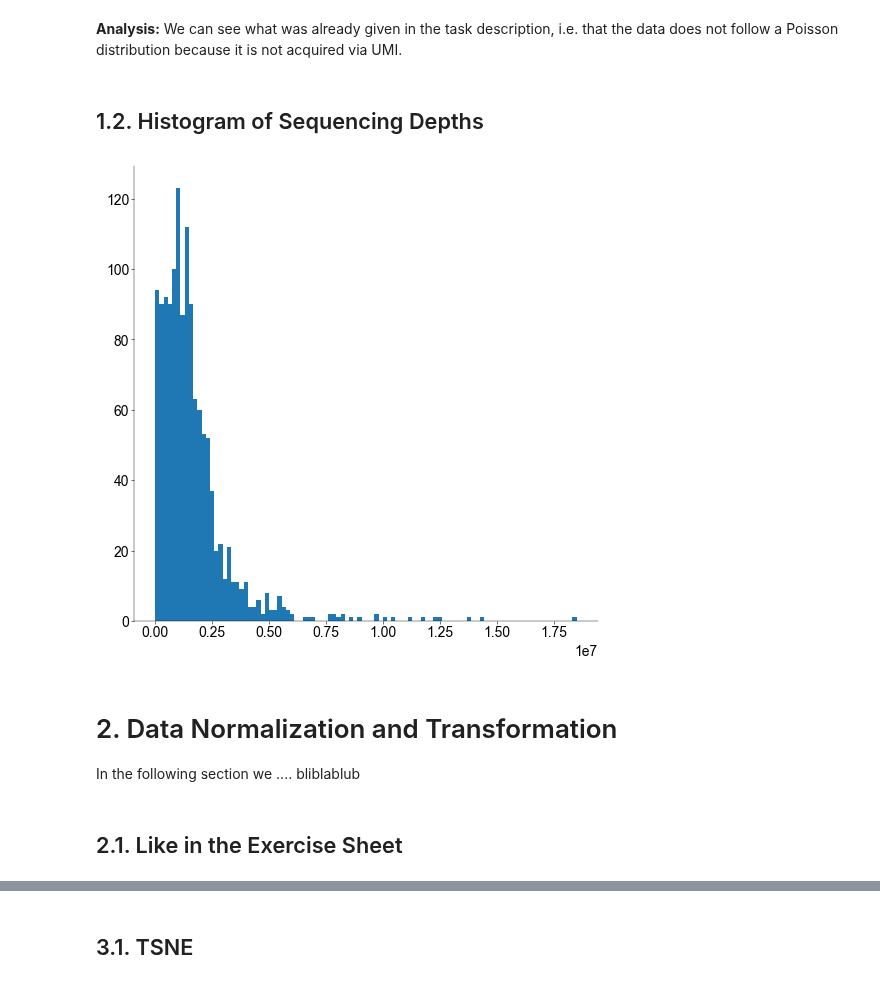
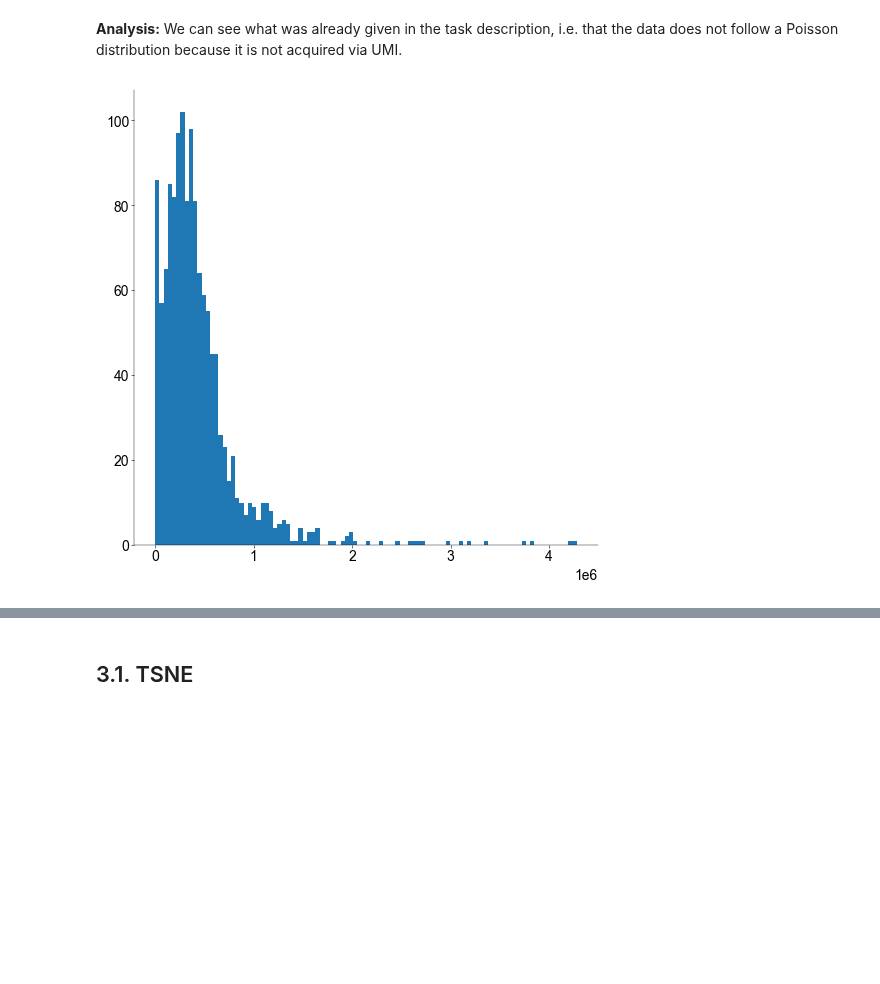
Before and after one commit to H-Kugler/neural-data-science, a Jupyter notebook: final_project/practical03_harri.ipynb, the cells around one changed output, grey strips where cells are left out. Cells and saved outputs as stored; diff of their text form; code cells hidden in the pictures; blank space fills up the shorter version.

```diff
--- a/final_project/practical03_harri.ipynb
+++ b/final_project/practical03_harri.ipynb
@@ -284,19 +302,20 @@ cmin = 32
 n_cells = np.sum(exonCounts >= cmin, axis=0)
 exclude = n_cells < 10
 
-variable_exonCounts = exonCounts[:, ~exclude]
-genes = genes[~exclude]
+exonCounts_filtered = exonCounts[:, ~exclude]
+genes_filtered = genes[~exclude]
+exonLengths_filtered = exonLengths[~exclude]
 
 variable_exonLengths = exonLengths[~exclude]
 
 # Calculate Mean Log Non-Zero Expression and Dropout Rate for Each Gene
 # dropout rate
-d_g = np.mean(variable_exonCounts <= cmin, axis=0)
+d_g = np.mean(exonCounts_filtered <= cmin, axis=0)
 
 # mean log non-zero expression
 # write ones for every value that is less than or equal to cmin (log(1) = 0)
-variable_exonCounts[variable_exonCounts <= cmin] = 1
-variable_exonCount_log = np.log2(variable_exonCounts)
+exonCounts_filtered[exonCounts_filtered <= cmin] = 1
+variable_exonCount_log = np.log2(exonCounts_filtered)
 m_g = np.array(
     [
         np.mean(
@@ -309,5 +328,5 @@ m_g.shape, d_g.shape
 # %% [output]
 ((18210,), (18210,))
 # %%
-def func(mu, b):
+def boundary(mu, b):
     return np.exp(-1.5 * (mu - b)) + 0.02
@@ -333,18 +340,15 @@ def binary_search(mu, num_genes):
     alpha_max = 500
     alpha = (alpha_min + alpha_max) / 2
     i = 0
-    while np.sum(d_g > func(mu, alpha)) != num_genes and i < 1000:
-        if np.sum(d_g > func(mu, alpha)) < num_genes:
+    while np.sum(d_g > boundary(mu, alpha)) != num_genes and i < 1000:
+        if np.sum(d_g > boundary(mu, alpha)) < num_genes:
             alpha_max = alpha
         else:
             alpha_min = alpha
         alpha = (alpha_min + alpha_max) / 2
         # print(alpha)
         i += 1
-    return alpha, d_g > func(mu, alpha)
+    return alpha, d_g > boundary(mu, alpha)
 
 
-_, idx = binary_search(m_g, 500)
-variable_exonCounts = variable_exonCounts[:, idx]
-genes = genes[idx]
-variable_exonCounts.shape
+offset, idx = binary_search(m_g, 500)
@@ -354,0 +377,4 @@ variable_exonCounts.shape
+# %%
+exonCounts_filtered = exonCounts_filtered[:, idx]
+genes_filtered = genes_filtered[idx]
+exonLengths_filtered = exonLengths_filtered[idx]
@@ -388,23 +418,11 @@ plt.show()
 # %% [markdown]
 **Analysis:** We can see what was already given in the task description, i.e. that the data does not follow a Poisson distribution because it is not acquired via UMI.
-# %% [markdown]
-## 1.2. Histogram of Sequencing Depths
 # %%
 # plot sequencing depth of each cell
 
 fig, ax = plt.subplots(1, 1, figsize=(5, 5))
-ax.hist(np.sum(exonCounts, axis=1), bins=100)
+ax.hist(np.sum(exonCounts_filtered, axis=1), bins=100)
 
 plt.show()
-
-# TODO: why does this look so much different from that in the exercise sheet (esp. x-axis)
 # %% [output]
-[figure, old version]
+[figure, new version]
-# %% [markdown]
-# 2. Data Normalization and Transformation
-
-In the following section we .... bliblablub
-# %% [markdown]
-
-
-## 2.1. Like in the Exercise Sheet
```
Also changed, not shown: parts of 49 cells of this notebook, 1 other file.
